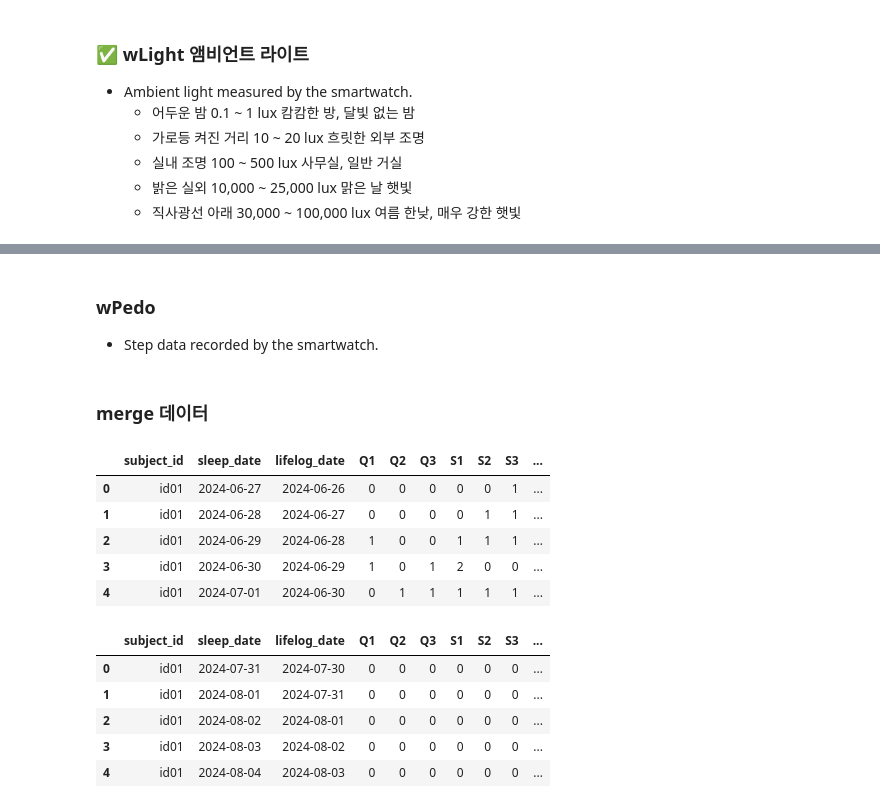
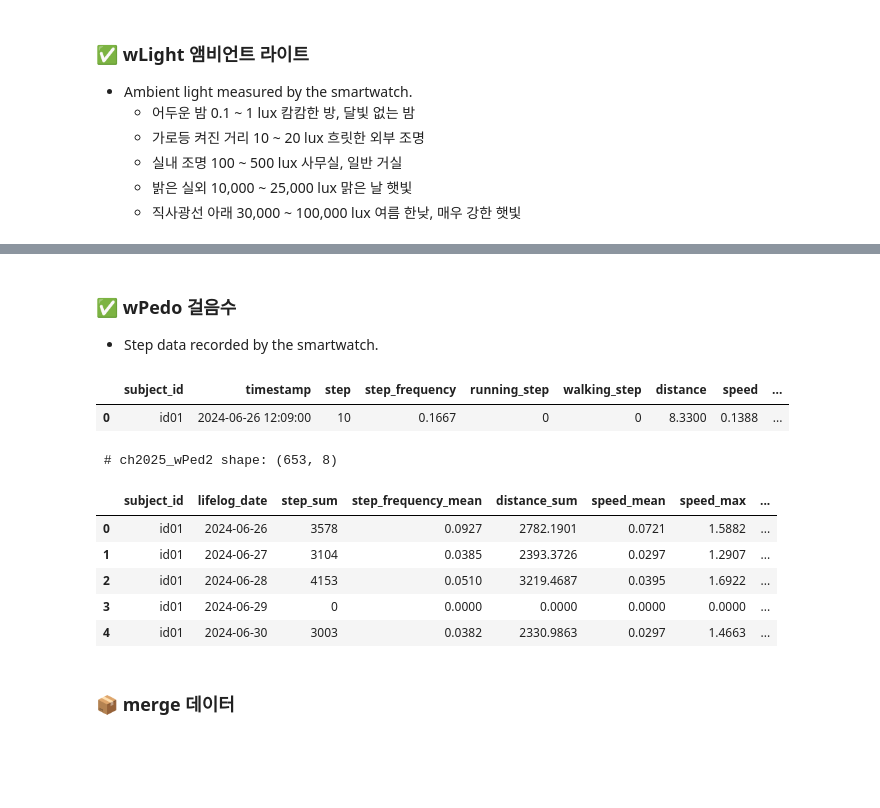
Before and after one commit to jacobgreen4477/Construction-Equipment-Oil-Condition-Classification-AI-Competition, a Jupyter notebook: ETRI_v1_0_0.ipynb, the cells around one changed output, grey strips where cells are left out. Drawn from its saved outputs; the diff is of its cells as text; code cells hidden in the pictures; blank space fills up the shorter version.

```diff
--- a/ETRI_v1_0_0.ipynb
+++ b/ETRI_v1_0_0.ipynb
@@ -1284,28 +1295,46 @@ ch2025_wLight2.head()
 # %% [markdown]
-### wPedo
+### ✅ wPedo 걸음수
 - Step data recorded by the smartwatch.
 # %%
-ch2025_wPedo['lifelog_date'] = ch2025_wPedo['timestamp'].astype(str).str[:10]
-ch2025_wPedo.head(1)
+wPedo['lifelog_date'] = wPedo['timestamp'].astype(str).str[:10]
+wPedo.head(1)
+# %% [output]
+|  | subject_id | timestamp | step | step_frequency | running_step | walking_step | distance | speed | ... |
+| 0 | id01 | 2024-06-26 12:09:00 | 10 | 0.1667 | 0 | 0 | 8.3300 | 0.1388 | ... |
+# %%
+def process_wPedo(df):
+    df = df.copy()
+    df['timestamp'] = pd.to_datetime(df['timestamp'])
+    df['lifelog_date'] = df['timestamp'].dt.date
+
+    summary = df.groupby(['subject_id', 'lifelog_date']).agg({
+        'step': 'sum',
+        'step_frequency': 'mean',
+        'distance': 'sum',
+        'speed': ['mean', 'max'],
+        'burned_calories': 'sum'
+    }).reset_index()
+
+    # 컬럼 이름 정리
+    summary.columns = ['subject_id', 'lifelog_date',
+                       'step_sum', 'step_frequency_mean',
+                       'distance_sum', 'speed_mean', 'speed_max',
+                       'burned_calories_sum']
+
+    return summary
+# %%
+wPed2 = process_wPedo(wPedo)
+
+# check
+print(f'\n # wPed2 shape: {wPed2.shape}')
+wPed2.head()
+# %% [output]
+ # ch2025_wPed2 shape: (653, 8)
+|  | subject_id | lifelog_date | step_sum | step_frequency_mean | distance_sum | speed_mean | speed_max | ... |
+| 0 | id01 | 2024-06-26 | 3578 | 0.0927 | 2782.1901 | 0.0721 | 1.5882 | ... |
+| 1 | id01 | 2024-06-27 | 3104 | 0.0385 | 2393.3726 | 0.0297 | 1.2907 | ... |
+| 2 | id01 | 2024-06-28 | 4153 | 0.0510 | 3219.4687 | 0.0395 | 1.6922 | ... |
+| 3 | id01 | 2024-06-29 | 0 | 0.0000 | 0.0000 | 0.0000 | 0.0000 | ... |
+| 4 | id01 | 2024-06-30 | 3003 | 0.0382 | 2330.9863 | 0.0297 | 1.4663 | ... |
 # %% [markdown]
-### merge 데이터
+### 📦 merge 데이터
-# %%
-train2 = train.merge(ch2025_mWifi_daily,on=['subject_id','lifelog_date'],how='left')
-train2.head()
-# %% [output]
-|  | subject_id | sleep_date | lifelog_date | Q1 | Q2 | Q3 | S1 | S2 | S3 | ... |
-| 0 | id01 | 2024-06-27 | 2024-06-26 | 0 | 0 | 0 | 0 | 0 | 1 | ... |
-| 1 | id01 | 2024-06-28 | 2024-06-27 | 0 | 0 | 0 | 0 | 1 | 1 | ... |
-| 2 | id01 | 2024-06-29 | 2024-06-28 | 1 | 0 | 0 | 1 | 1 | 1 | ... |
-| 3 | id01 | 2024-06-30 | 2024-06-29 | 1 | 0 | 1 | 2 | 0 | 0 | ... |
-| 4 | id01 | 2024-07-01 | 2024-06-30 | 0 | 1 | 1 | 1 | 1 | 1 | ... |
-# %%
-test2 = test.merge(ch2025_mWifi_daily,on=['subject_id','lifelog_date'],how='left')
-test2.head()
-# %% [output]
-|  | subject_id | sleep_date | lifelog_date | Q1 | Q2 | Q3 | S1 | S2 | S3 | ... |
-| 0 | id01 | 2024-07-31 | 2024-07-30 | 0 | 0 | 0 | 0 | 0 | 0 | ... |
-| 1 | id01 | 2024-08-01 | 2024-07-31 | 0 | 0 | 0 | 0 | 0 | 0 | ... |
-| 2 | id01 | 2024-08-02 | 2024-08-01 | 0 | 0 | 0 | 0 | 0 | 0 | ... |
-| 3 | id01 | 2024-08-03 | 2024-08-02 | 0 | 0 | 0 | 0 | 0 | 0 | ... |
-| 4 | id01 | 2024-08-04 | 2024-08-03 | 0 | 0 | 0 | 0 | 0 | 0 | ... |
```
Also changed, not shown: parts of 27 cells of this notebook.
